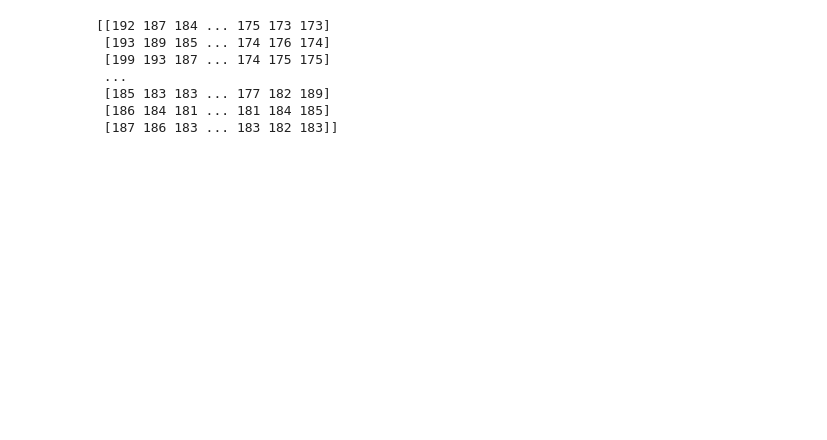
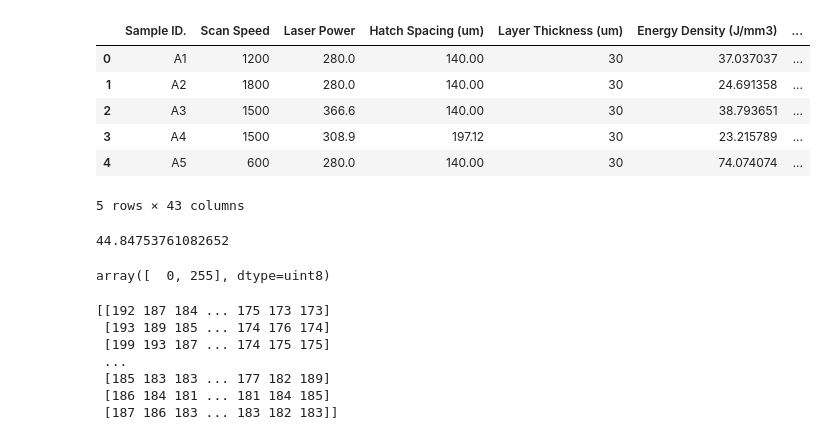
Before and after one commit to ZijueChen/Porosity-Detection, a Jupyter notebook: Training Dataset Generation.ipynb, the cells around one changed output. Saved outputs shown, nothing was run; the diff lists cells and outputs as text; code cells hidden in the pictures; blank space fills up the shorter version.

```diff
--- a/Training Dataset Generation.ipynb
+++ b/Training Dataset Generation.ipynb
@@ -7,0 +29,2 @@ import os
+# %%
+df = pd.read_excel('clean excel.xlsx')
@@ -8,2 +126,34 @@ import os
+# %%
+df.head()
+# 逻辑就是point放在一起之后所有在pointfolder里的图片每个名字提取出来去找他属于哪个sample
+# 然后用sample对应的四个参数去分别减去她们最小的limit然后/range
+# 四个分别的生成一个256*256的层 然后concat到一起
+# %% [output]
+|  | Sample ID. | Scan Speed | Laser Power | Hatch Spacing (um) | Layer Thickness (um) | Energy Density (J/mm3) | ... |
+| 0 | A1 | 1200 | 280.0 | 140.00 | 30 | 37.037037 | ... |
+| 1 | A2 | 1800 | 280.0 | 140.00 | 30 | 24.691358 | ... |
+| 2 | A3 | 1500 | 366.6 | 140.00 | 30 | 38.793651 | ... |
+| 3 | A4 | 1500 | 308.9 | 197.12 | 30 | 23.215789 | ... |
+| 4 | A5 | 600 | 280.0 | 140.00 | 30 | 74.074074 | ... |
+5 rows × 43 columns
+# %%
+# 计算dice loss weight
+weights = []
+files = glob('binary2\\*.*')
+for file in files:
+    pic = cv2.imread(file, 0)
+    class1 = np.count_nonzero(pic)
+    class0 = np.count_nonzero(pic==0)
+    weight = class1/class0
+    weights.append(weight)
+1/(sum(weights)/len(weights))
+# %% [output]
+44.84753761082652
+# %%
+# 检查高木GT的图片是不是binary
+pic = cv2.imread('binary2\\3s1h 2.5x-0002_0.png')
+np.unique(pic)
+# %% [output]
+array([  0, 255], dtype=uint8)
 # %%
 #用来把ENet生成的excel汇总在一起的
```
Also changed, not shown: parts of 19 cells of this notebook, 33 other files.
